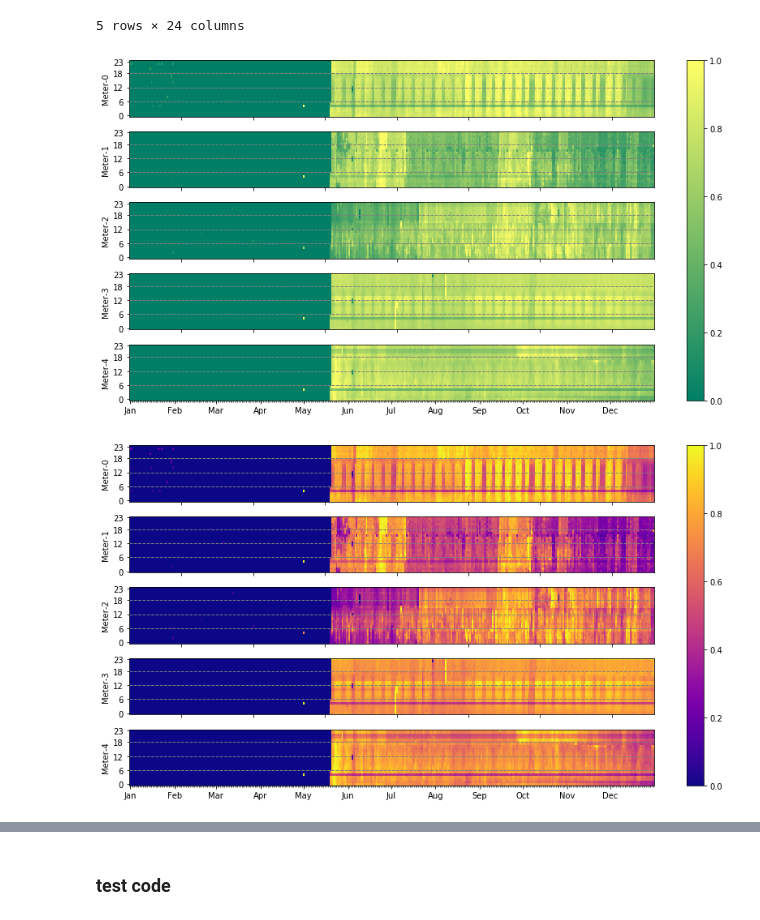
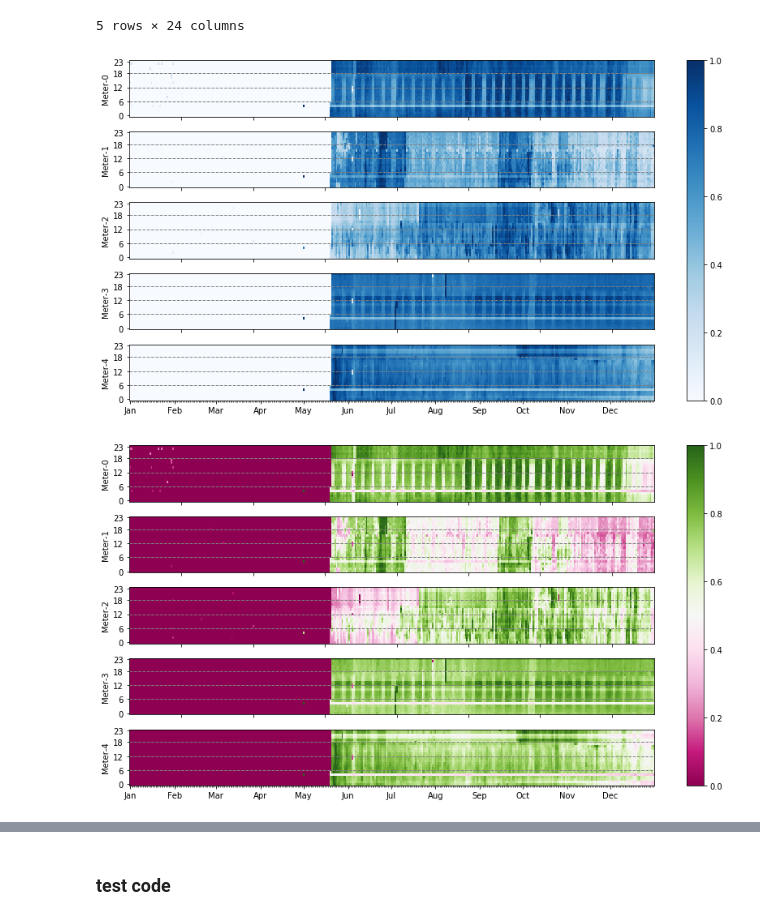
Before and after one commit to MUDITDHAWAN/AnomalyDetection_BuildingEnergy, a Jupyter notebook: 02a-strip-plot.ipynb, the cells around one changed output, grey strips where cells are left out. Cells and saved outputs as stored; diff of their text form; code cells hidden in the pictures.

```diff
--- a/02a-strip-plot.ipynb
+++ b/02a-strip-plot.ipynb
@@ -106,14 +106,14 @@ def strip_plot(df_list, normanize = False, **kwargs):
 # %%
 df_list = []
 meter = 0
 building = 0
 for bid in range(20,25):
     df1 = train[ (train.building_id == bid) & (train.meter == meter) ]
     df_list.append(to_hourly(df1))
-strip_plot(df_list, normanize=True, cmap='summer')
+strip_plot(df_list, normanize=True, cmap='Blues')
 # %% [output]
-[figure, old version]
+[figure, new version]
 # %%
-strip_plot(df_list, normanize=True, cmap='plasma')
+strip_plot(df_list, normanize=True, cmap='PiYG')
 # %% [output]
-[figure, old version]
+[figure, new version]
```
Also changed, not shown: parts of 2 cells of this notebook, 1 other file.
